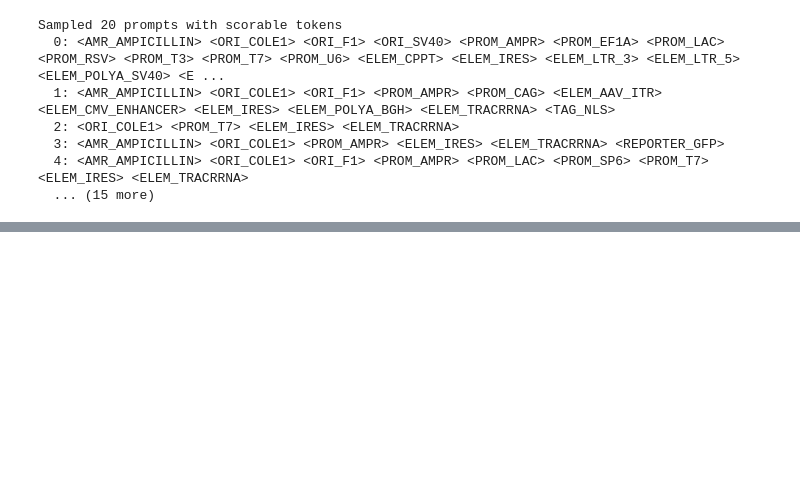
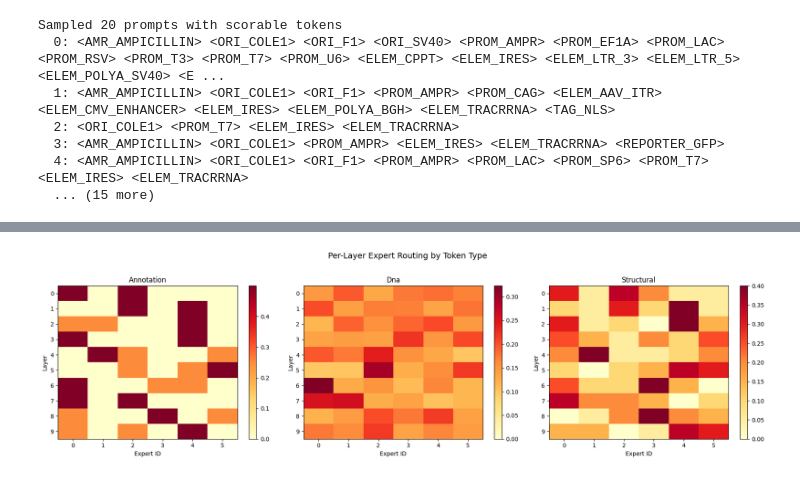
Before and after one commit to McClain-Thiel/PlasmidLLM, a Jupyter notebook: notebooks/pretrained_analysis.ipynb, the cells around one changed output, grey strips where cells are left out. Cells and saved outputs as stored; diff of their text form; code cells hidden in the pictures; blank space fills up the shorter version.

```diff
--- a/notebooks/pretrained_analysis.ipynb
+++ b/notebooks/pretrained_analysis.ipynb
@@ -1533,0 +1808,36 @@ print("composite      = best-of-3 composite score")
+# %%
+# Per-layer routing heatmap for each token type
+fig, axes = plt.subplots(1, len(token_types), figsize=(6 * len(token_types), 5))
+
+for ax, ttype in zip(axes, token_types):
+    subset = routing_df[routing_df["type"] == ttype]
+    if subset.empty:
+        continue
+
+    mat = np.zeros((num_layers, num_experts))
+    layer_totals = np.zeros(num_layers)
+
+    for _, row in subset.iterrows():
+        layer = row["layer"]
+        for col in ["expert_0", "expert_1"]:
+            eid = row[col]
+            if 0 <= eid < num_experts:
+                mat[layer, eid] += 1
+        layer_totals[layer] += 1
+
+    # Normalize per layer
+    mat = mat / (layer_totals[:, None] * top_k + 1e-9)
+
+    im = ax.imshow(mat, aspect="auto", cmap="YlOrRd", vmin=0, vmax=mat.max())
+    ax.set_xlabel("Expert ID")
+    ax.set_ylabel("Layer")
+    ax.set_title(f"{ttype.capitalize()}")
+    ax.set_xticks(range(num_experts))
+    ax.set_yticks(range(num_layers))
+    plt.colorbar(im, ax=ax)
+
+fig.suptitle("Per-Layer Expert Routing by Token Type", fontsize=14, y=1.02)
+plt.tight_layout()
+plt.show()
+# %% [output]
+[figure, added]
```
Also changed, not shown: parts of 22 cells of this notebook, 1 other file.
